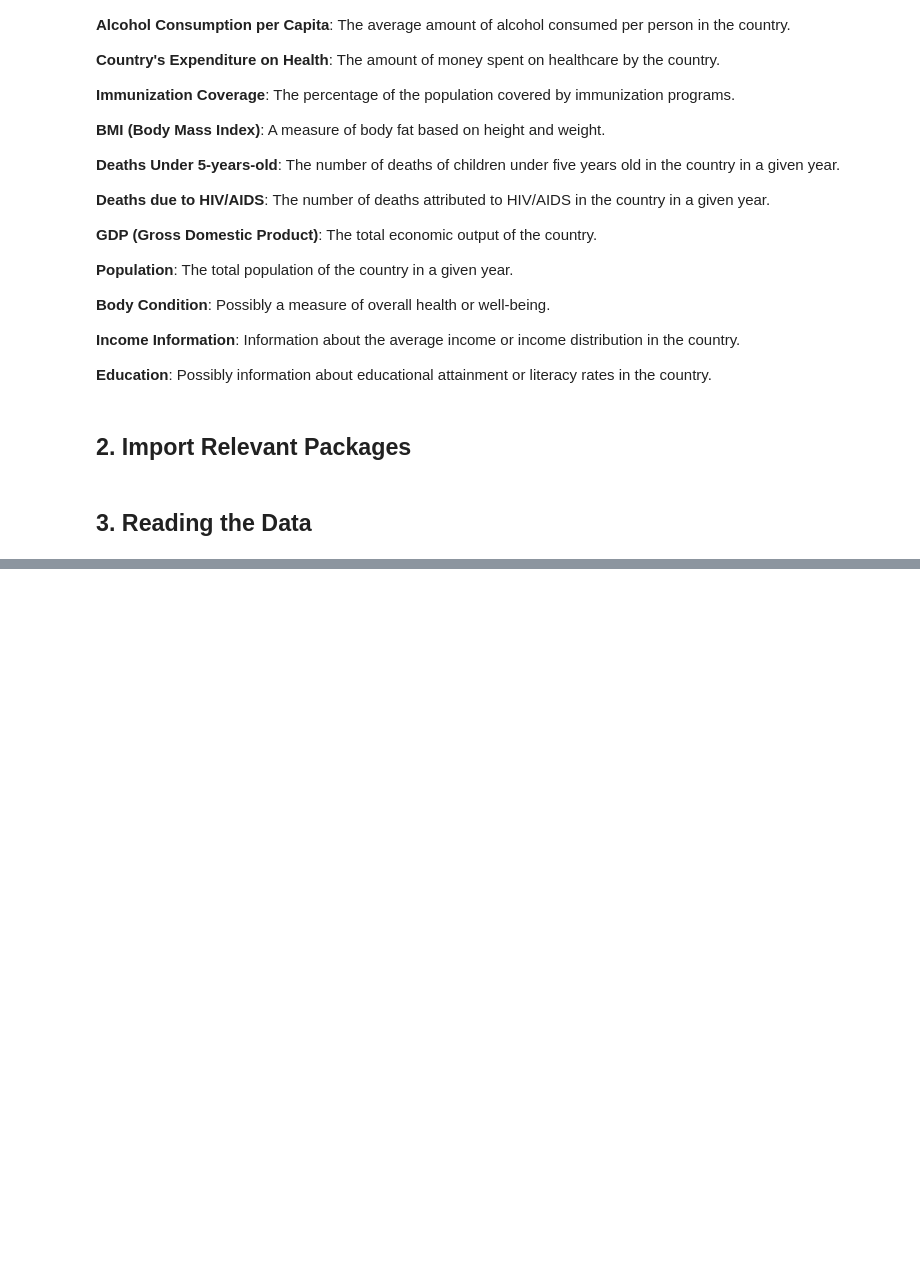
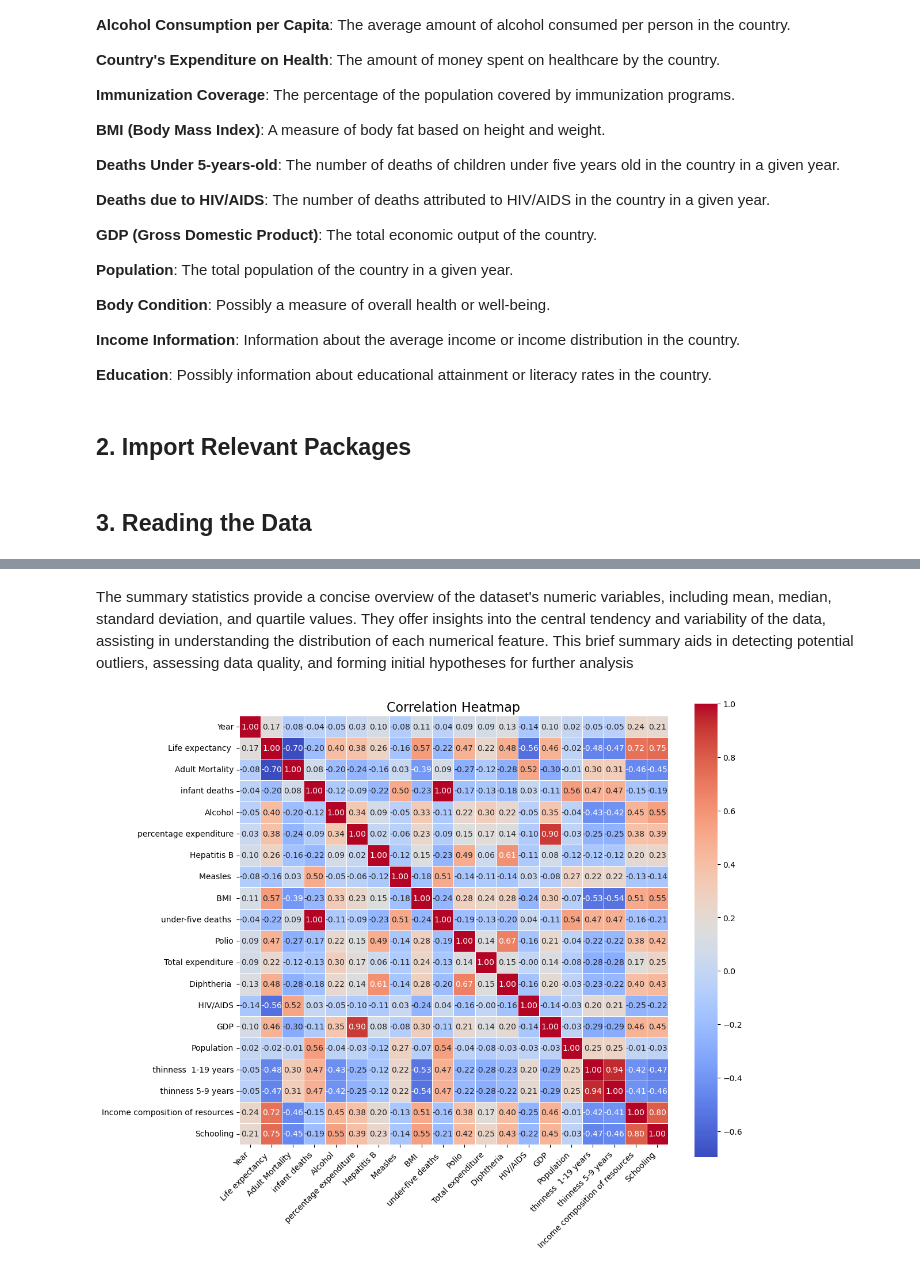
Before and after one commit to Dudimath/HealthMetrics360, a Jupyter notebook: student.ipynb, the cells around one changed output, grey strips where cells are left out. Saved outputs shown, nothing was run; the diff lists cells and outputs as text; code cells hidden in the pictures; blank space fills up the shorter version.

```diff
--- a/student.ipynb
+++ b/student.ipynb
@@ -109,0 +189,26 @@ data = pd.read_csv('Life Expectancy Data.csv')
+# %% [markdown]
+The summary statistics provide a concise overview of the dataset's numeric variables, including mean, median, standard deviation, and quartile values.
+They offer insights into the central tendency and variability of the data, assisting in understanding the distribution of each numerical feature.
+This brief summary aids in detecting potential outliers, assessing data quality, and forming initial hypotheses for further analysis
+# %%
+# Compute the correlation matrix
+corr_matrix = data.corr()
+
+# Set up the figure size
+plt.figure(figsize=(12, 10))
+
+# Create a captivating heatmap using seaborn
+sns.heatmap(corr_matrix, annot=True, cmap='coolwarm', linewidths=0.5, fmt=".2f", square=True)
+
+# Add a title to the plot
+plt.title('Correlation Heatmap', fontsize=16)
+
+# Rotate the tick labels for better readability
+plt.xticks(rotation=45, ha='right')
+plt.yticks(rotation=0)
+
+# Show the plot
+plt.tight_layout()
+plt.show()
+# %% [output]
+[figure, added]
```
Also changed, not shown: parts of 31 cells of this notebook.
